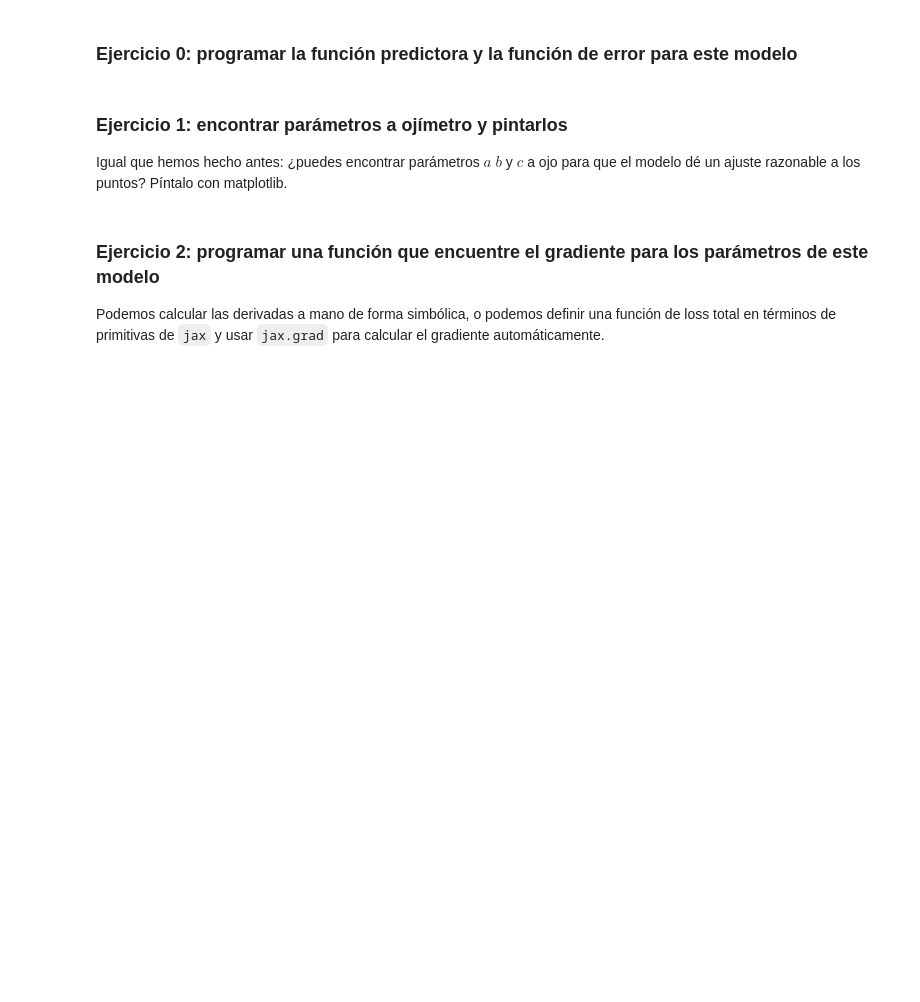
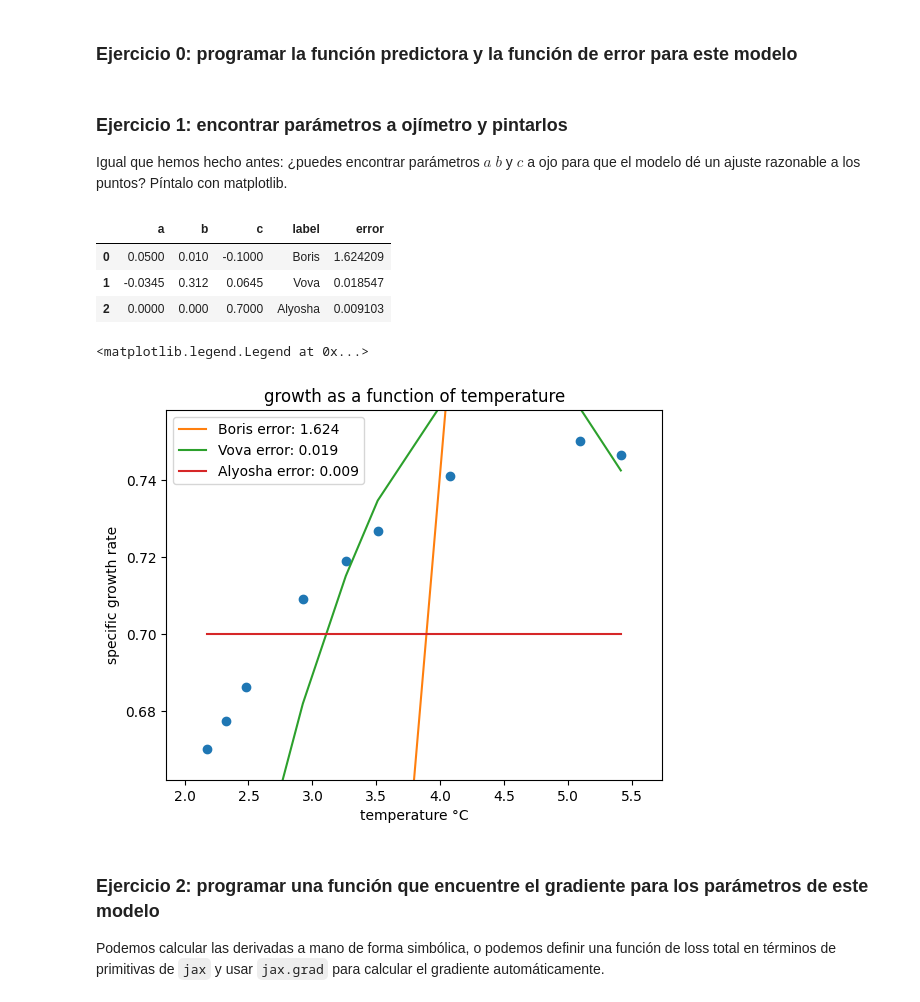
Before and after one commit to valentinboyanov/ejercicios, a Jupyter notebook: supervised_learning/organism_growth_model.ipynb, the cells around one changed output. Cells and saved outputs as stored; diff of their text form; code cells hidden in the pictures; blank space fills up the shorter version.

```diff
--- a/supervised_learning/organism_growth_model.ipynb
+++ b/supervised_learning/organism_growth_model.ipynb
@@ -776,7 +789,8 @@ def quad_predict_rate(a, b, c, temperature):
     array-like
         rate
     """
-    pass
+
+    return a * temperature ** 2 + b * temperature + c
 
 def quad_error(a, b, c, observed_temperature, observed_rate):
     """
@@ -798,7 +812,9 @@ def quad_error(a, b, c, observed_temperature, observed_rate):
     array-like
         loss
     """
-    pass
+
+    predicted_rate = quad_predict_rate(a, b, c, observed_temperature)
+    return (observed_rate - predicted_rate) ** 2
 
 def quad_loss(a, b, c, observed_temperatures, observed_rates):
     """
@@ -820,12 +836,50 @@ def quad_loss(a, b, c, observed_temperatures, observed_rates):
     float
         loss
     """
-    pass
+
+    predicted_rates = quad_predict_rate(a, b, c, observed_temperatures)
+    errors = (observed_rates - predicted_rates) ** 2
+    return np.sum(errors)
 # %% [markdown]
 <span id='ejercicio-1'></id>
 ### Ejercicio 1: encontrar parámetros a ojímetro y pintarlos
 
 Igual que hemos hecho antes: ¿puedes encontrar parámetros $a$ $b$ y $c$ a ojo para que el modelo dé un ajuste razonable a los puntos? Píntalo con matplotlib.
+# %%
+guessed_values = pd.DataFrame({
+    'a': [0.05, -0.0345, 0],
+    'b': [0.01, 0.312, 0],
+    'c': [-0.1, 0.0645, 0.7],
+    'label': ['Boris', 'Vova', 'Alyosha']
+})
+guessed_values['error'] = guessed_values.apply(lambda row: quad_loss(row['a'], row['b'], row['c'], df['degrees_C'], df['specific_growth_rate']), axis=1)
+guessed_values
+# %% [output]
+|  | a | b | c | label | error |
+| 0 | 0.0500 | 0.010 | -0.1000 | Boris | 1.624209 |
+| 1 | -0.0345 | 0.312 | 0.0645 | Vova | 0.018547 |
+| 2 | 0.0000 | 0.000 | 0.7000 | Alyosha | 0.009103 |
+# %%
+xlim, ylim = get_xy_limits(df['degrees_C'], df['specific_growth_rate'])
+
+f, ax = plt.subplots(1)
+ax.set_title("growth as a function of temperature")
+ax.set_ylabel('specific growth rate')
+ax.set_xlabel('temperature °C')
+ax.set_xlim(xlim)
+ax.set_ylim(ylim)
+
+ax.plot(df['degrees_C'], df['specific_growth_rate'], 'o')
+
+for row in guessed_values.itertuples():
+    label = "{0} error: {1:.3f}".format(row.label, row.error)
+    predicted_rate = quad_predict_rate(row.a, row.b, row.c, df['degrees_C'])
+    ax.plot(df['degrees_C'], predicted_rate, label=label)
+
+plt.legend(loc="upper left")
+# %% [output]
+<matplotlib.legend.Legend at 0x...>
+[figure, added]
 # %% [markdown]
 <span id='ejercicio-2'></id>
 ### Ejercicio 2: programar una función que encuentre el gradiente para los parámetros de este modelo
```
Also changed, not shown: parts of 4 cells of this notebook.
